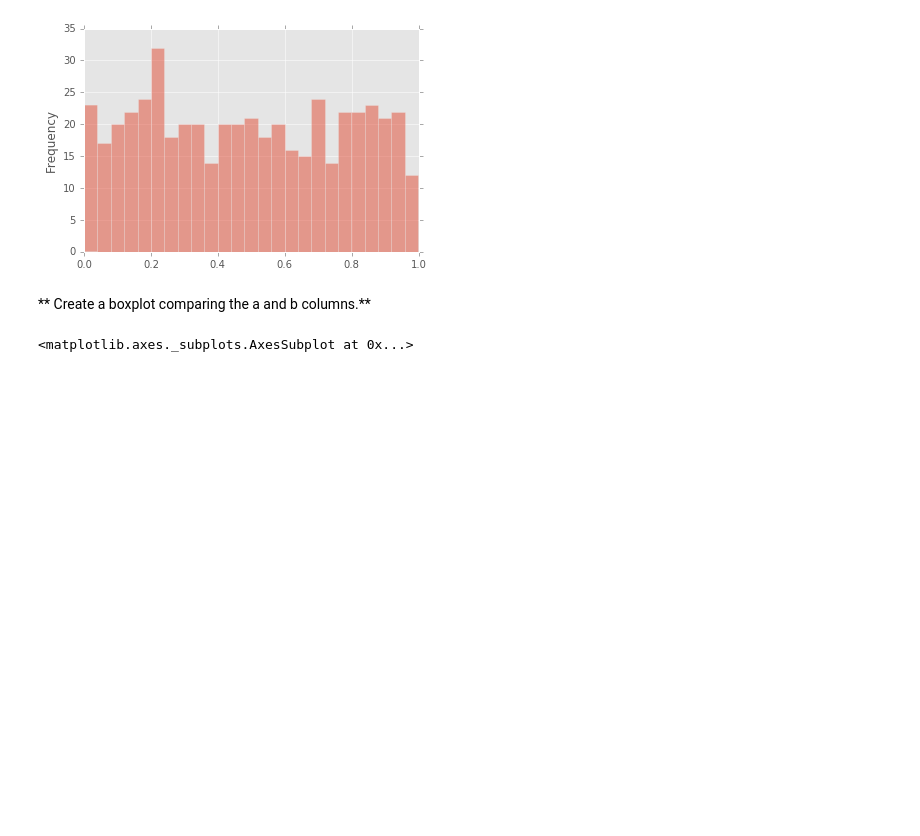
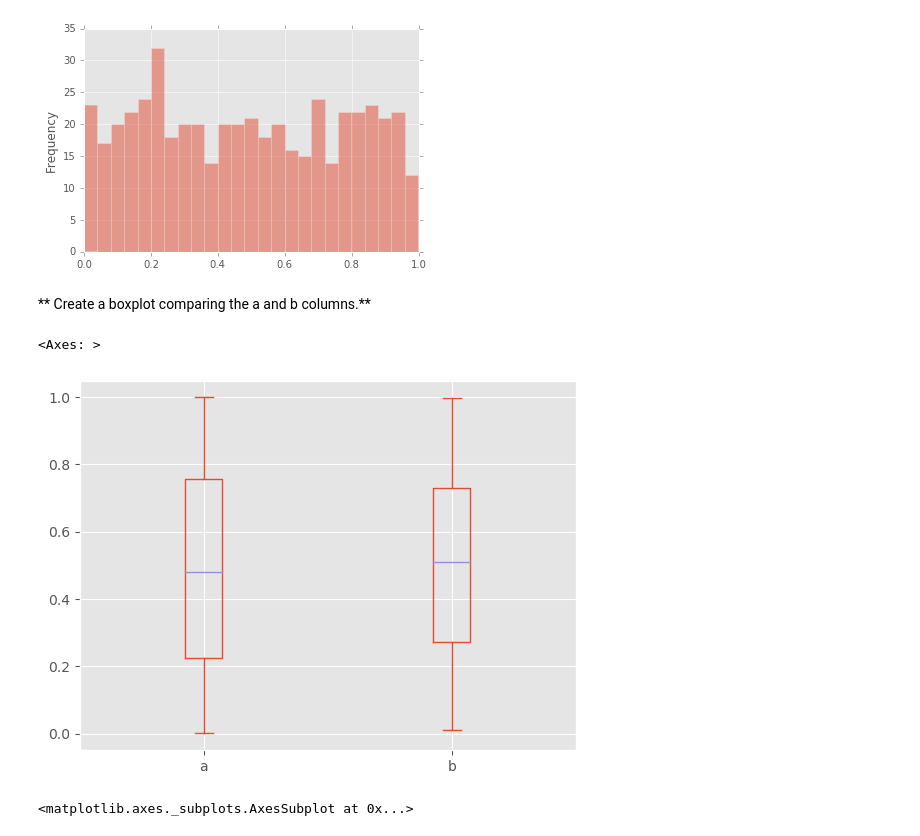
Before and after one commit to bttodd11/Python_DataScience, a Jupyter notebook: Section 10 - Pandas Data Visualization/02-Pandas Data Visualization Exercise.ipynb, the cells around one changed output. Drawn from its saved outputs; the diff is of its cells as text; code cells hidden in the pictures; blank space fills up the shorter version.

```diff
--- a/Section 10 - Pandas Data Visualization/02-Pandas Data Visualization Exercise.ipynb
+++ b/Section 10 - Pandas Data Visualization/02-Pandas Data Visualization Exercise.ipynb
@@ -62,6 +70,12 @@ df3['a'].plot.hist(bins=25)
 [figure]
 # %% [markdown]
 ** Create a boxplot comparing the a and b columns.**
+# %%
+df = df3[['a','b']]
+df.plot.box()
+# %% [output]
+<Axes: >
+[figure, added]
 # %%
 # %% [output]
 <matplotlib.axes._subplots.AxesSubplot at 0x...>
```
Also changed, not shown: parts of 11 cells of this notebook, 1 other file.
